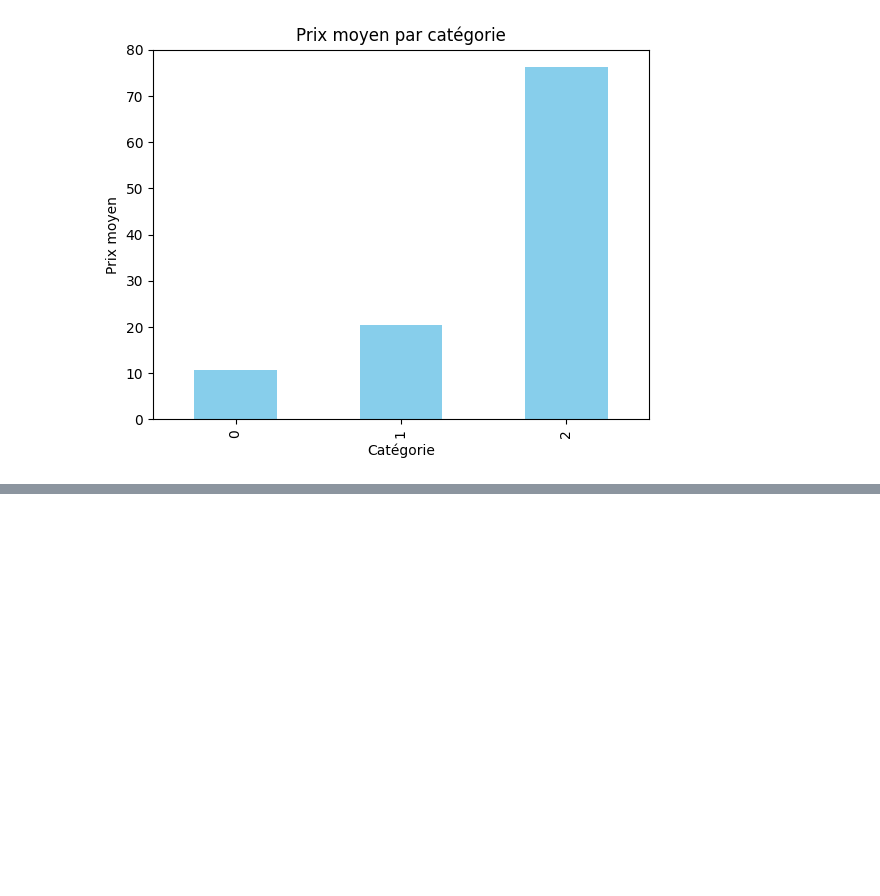
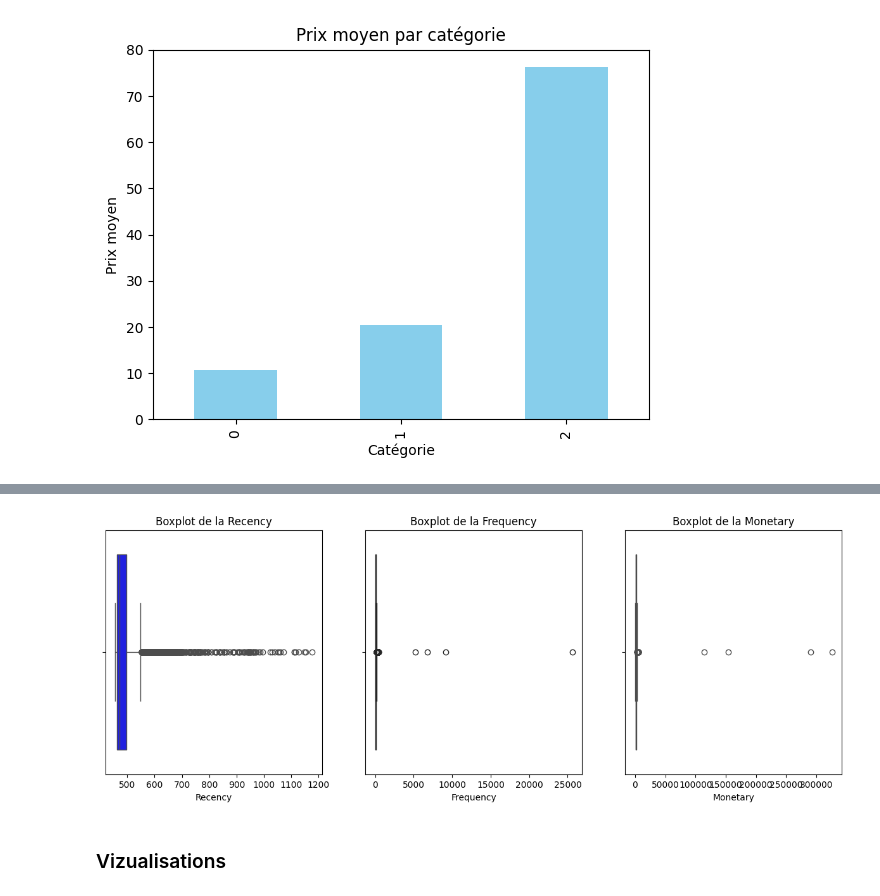
Before and after one commit to ciborg29/dojo_git, a Jupyter notebook: notebooks/exploration.ipynb, the cells around one changed output, grey strips where cells are left out. Cells and saved outputs as stored; diff of their text form; code cells hidden in the pictures; blank space fills up the shorter version.

```diff
--- a/notebooks/exploration.ipynb
+++ b/notebooks/exploration.ipynb
@@ -66,6 +66,10 @@ df['date'] = df['date'].dt.floor('d')
 # Colonne birth au format date
 df['birth'] = pd.to_datetime(df['birth'], errors='coerce')
 df['birth'] = df['birth'].dt.year
+# %%
+# On récupère la date d'aujourd'hui dans la variable today
+
+today = datetime.now()
 # %%
 # colonne price en int
 df['price'] = df['price'].astype(float)
@@ -129,0 +136,15 @@ plt.show()
+# %%
+# Création d'une table rfm
+
+rfm = df.groupby('client_id').agg(
+    {
+        'date' : lambda x: (today - x.max()).days, # Calcul du nombre de jours entre la date d'aujourd'hui et la date de la dernière commande par clients
+        'client_id' : 'count',
+        'price' : 'sum',
+        }
+    ).rename(columns={
+            'date' : 'Recency',
+            'client_id' : 'Frequency',
+            'price' : 'Monetary',
+        }
+    ).reset_index()
@@ -129,0 +179,18 @@ plt.show()
+# %%
+# boxplots RFM
+fig, axs = plt.subplots(1, 3, figsize=(15, 5))
+
+sns.boxplot(x=rfm['Recency'], ax=axs[0], color='blue')
+axs[0].set_title('Boxplot de la Recency')
+
+sns.boxplot(x=rfm['Frequency'], ax=axs[1], color='green')
+axs[1].set_title('Boxplot de la Frequency')
+
+sns.boxplot(x=rfm['Monetary'], ax=axs[2], color='red')
+axs[2].set_title('Boxplot de la Monetary')
+
+plt.show()
+# %% [output]
+[figure, added]
+# %% [markdown]
+### Vizualisations
```
Also changed, not shown: parts of 5 cells of this notebook.
